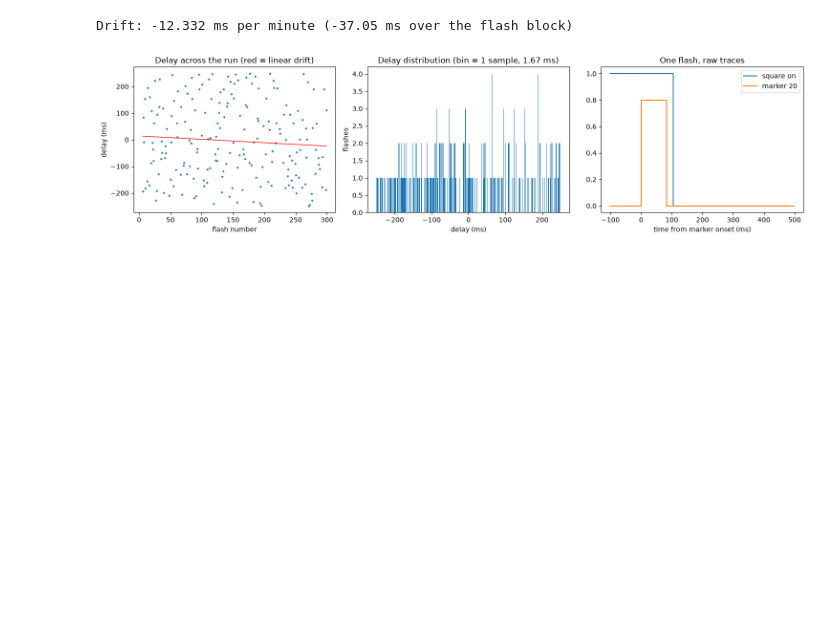
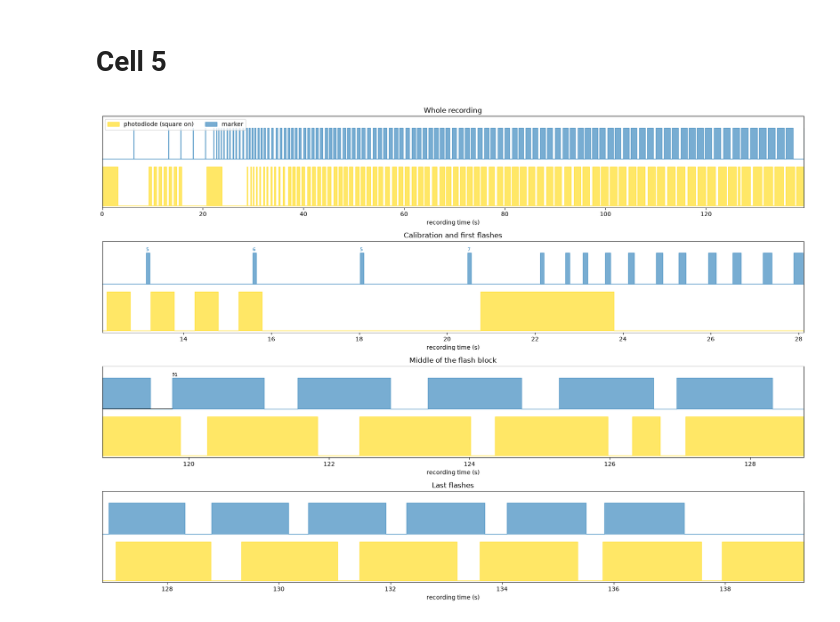
Before and after one commit to omertzuk/vMMR_EEG_PsychoPy_experiment, a Jupyter notebook: notebooks/photodiode_latency_test.ipynb, the cells around one changed output. Cells and saved outputs as stored; diff of their text form; code cells hidden in the pictures; blank space fills up the shorter version.

```diff
--- a/notebooks/photodiode_latency_test.ipynb
+++ b/notebooks/photodiode_latency_test.ipynb
@@ -172,25 +247,25 @@ delay_ms
+# %% [markdown]
+# Cell 5
 # %%
-ok = res.dropna(subset=["delay_ms"])
-slope, intercept = np.polyfit(ok.marker_t - ok.marker_t.iloc[0], ok.delay_ms, 1)
-print(f"Drift: {slope * 60:+.3f} ms per minute "
-      f"({slope * (ok.marker_t.iloc[-1] - ok.marker_t.iloc[0]):+.2f} ms over the flash block)")
-
-fig, ax = plt.subplots(1, 3, figsize=(15, 4))
-ax[0].plot(ok.flash, ok.delay_ms, ".", ms=4)
-ax[0].plot(ok.flash, intercept + slope * (ok.marker_t - ok.marker_t.iloc[0]), "r-", lw=1)
-ax[0].set(xlabel="flash number", ylabel="delay (ms)", title="Delay across the run (red = linear drift)")
-step = 1000 / fs
-bins = np.arange(d.min() - step / 2, d.max() + step, step)
-ax[1].hist(d, bins=bins)
-ax[1].set(xlabel="delay (ms)", ylabel="flashes", title=f"Delay distribution (bin = 1 sample, {step:.2f} ms)")
-i0 = flash_idx[min(5, flash_idx.size - 1)]
-w = slice(i0 - int(0.1 * fs), i0 + int(0.5 * fs))
-ax[2].step((t[w] - t[i0]) * 1000, square_on[w].astype(int), where="post", label="square on")
-ax[2].step((t[w] - t[i0]) * 1000, (marker[w] == FLASH_CODE) * 0.8, where="post", label="marker 20")
-ax[2].set(xlabel="time from marker onset (ms)", title="One flash, raw traces")
-ax[2].legend()
-plt.tight_layout()
-plt.show()
+photo01 = square_on.astype(int)
+mid = pairs.onset_s_mk.iloc[len(pairs) // 2]
+windows = [("Whole recording", t[0], t[-1]),
+           ("Calibration and first flashes", ev.loc[ev.code == CAL_DARK, "onset_s"].min() - 1, mk.onset_s.iloc[0] + 6),
+           ("Middle of the flash block", mid - 1, mid + 9),
+           ("Last flashes", mk.onset_s.iloc[-1] - 9, min(t[-1], mk.onset_s.iloc[-1] + 4))]
+fig, axes = plt.subplots(len(windows), 1, figsize=(17, 3 * len(windows)))
+for ax, (title, t0, t1) in zip(axes, windows):
+    w = (t >= t0) & (t <= t1)
+    ax.fill_between(t[w], 0, photo01[w], step="post", color="gold", alpha=0.6, label="photodiode (square on)")
+    ax.fill_between(t[w], 1.2, 1.2 + (marker[w] > 0) * 0.8, step="post", color="tab:blue", alpha=0.6, label="marker")
+    if t1 - t0 < 60:
+        for _, e in ev[(ev.onset_s >= t0) & (ev.onset_s <= t1) & (ev.code != FLASH_CODE)].iterrows():
+            ax.text(e.onset_s, 2.05, str(int(e.code)), color="tab:blue", fontsize=8)
+        for _, p in pairs[(pairs.onset_s_mk >= t0) & (pairs.onset_s_mk <= t1)].iterrows():
+            ax.plot([p.onset_s_mk, p.onset_s_pd], [1.2, 1.0], "k-", lw=0.8)
+            ax.text(p.onset_s_mk, 2.05, str(int(p.flash)), fontsize=7)
+    ax.set(title=title, xlim=(t0, t1), ylim=(-0.05, 2.3), yticks=[], xlabel="recording time (s)")
+axes[0].legend(loc="upper left", ncol=2)
+plt.tight_layout(); plt.show()
 # %% [output]
-Drift: -12.332 ms per minute (-37.05 ms over the flash block)
-[figure, old version]
+[figure, new version]
```
Also changed, not shown: parts of 10 cells of this notebook, 3 other files.
